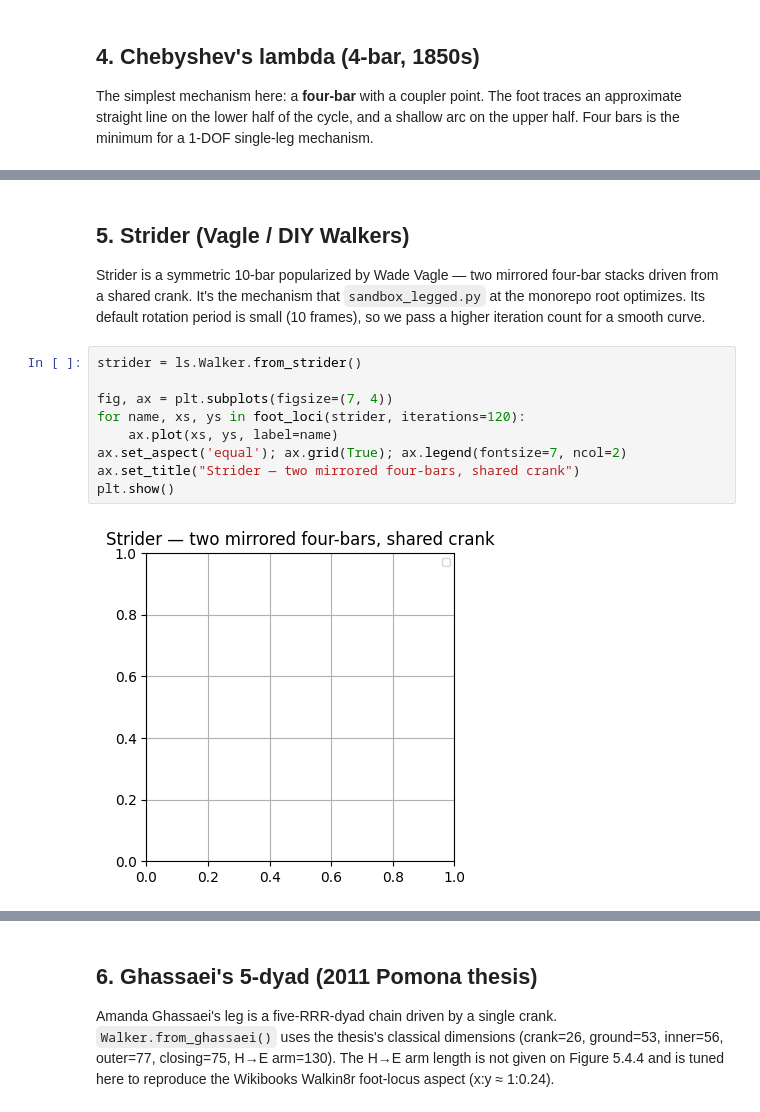
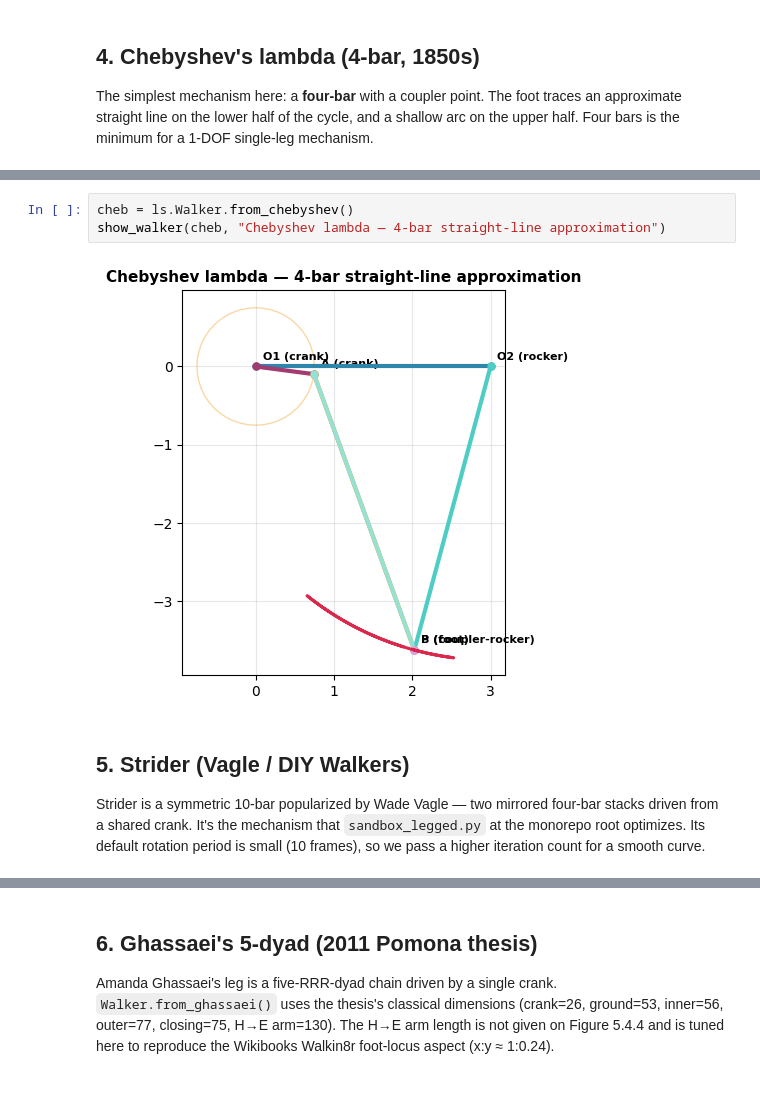
Before and after one commit to HugoFara/leggedsnake, a Jupyter notebook: examples/01_walkers_gallery.ipynb, the cells around one changed output, grey strips where cells are left out. Saved outputs shown, nothing was run; the diff lists cells and outputs as text.

```diff
--- a/examples/01_walkers_gallery.ipynb
+++ b/examples/01_walkers_gallery.ipynb
@@ -102,3 +98,8 @@ plt.show()
+# %%
+cheb = ls.Walker.from_chebyshev()
+show_walker(cheb, "Chebyshev lambda — 4-bar straight-line approximation")
+# %% [output]
+[figure, added]
 # %% [markdown]
 ## 5. Strider (Vagle / DIY Walkers)
 
@@ -107,14 +108,3 @@ four-bar stacks driven from a shared crank. It's the mechanism that
 `sandbox_legged.py` at the monorepo root optimizes. Its default
 rotation period is small (10 frames), so we pass a higher iteration
 count for a smooth curve.
-# %%
-strider = ls.Walker.from_strider()
-
-fig, ax = plt.subplots(figsize=(7, 4))
-for name, xs, ys in foot_loci(strider, iterations=120):
-    ax.plot(xs, ys, label=name)
-ax.set_aspect('equal'); ax.grid(True); ax.legend(fontsize=7, ncol=2)
-ax.set_title("Strider — two mirrored four-bars, shared crank")
-plt.show()
-# %% [output]
-[figure, removed]
```
Also changed, not shown: parts of 13 cells of this notebook, 1 other file.
